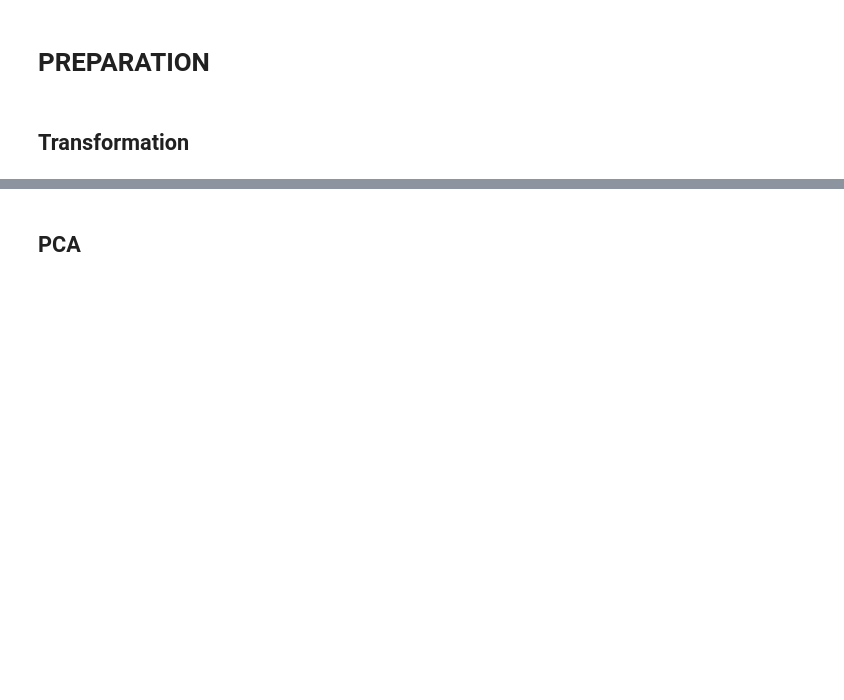
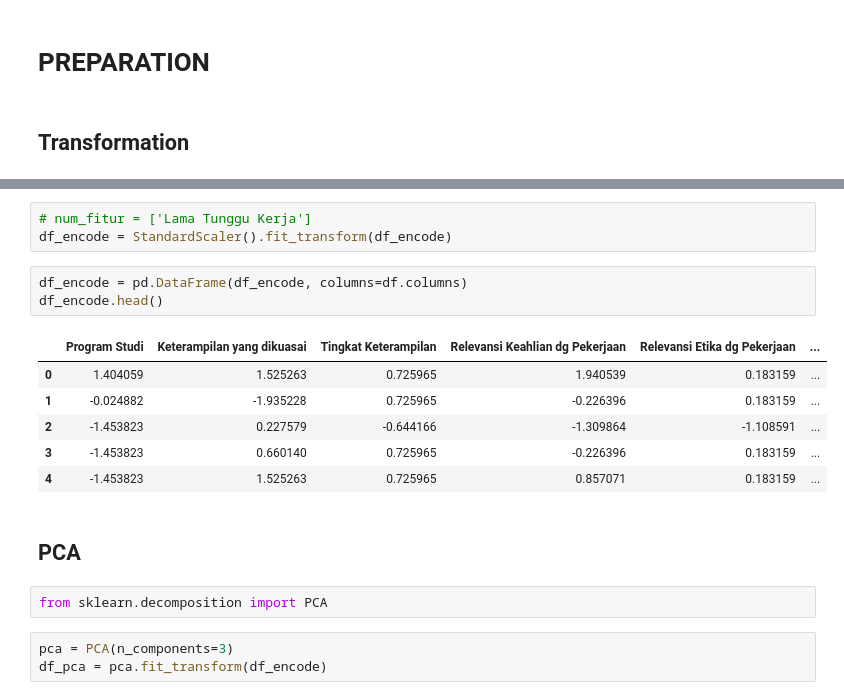
Before and after one commit to firarru/Project-Tracer-Study, a Jupyter notebook: Tracer_Study.ipynb, the cells around one changed output, grey strips where cells are left out. Cells and saved outputs as stored; diff of their text form; blank space fills up the shorter version.

```diff
--- a/Tracer_Study.ipynb
+++ b/Tracer_Study.ipynb
@@ -108,2 +147,20 @@ df.head()
+# %%
+# num_fitur = ['Lama Tunggu Kerja']
+df_encode = StandardScaler().fit_transform(df_encode)
+# %%
+df_encode = pd.DataFrame(df_encode, columns=df.columns)
+df_encode.head()
+# %% [output]
+|  | Program Studi | Keterampilan yang dikuasai | Tingkat Keterampilan | Relevansi Keahlian dg Pekerjaan | Relevansi Etika dg Pekerjaan | ... |
+| 0 | 1.404059 | 1.525263 | 0.725965 | 1.940539 | 0.183159 | ... |
+| 1 | -0.024882 | -1.935228 | 0.725965 | -0.226396 | 0.183159 | ... |
+| 2 | -1.453823 | 0.227579 | -0.644166 | -1.309864 | -1.108591 | ... |
+| 3 | -1.453823 | 0.660140 | 0.725965 | -0.226396 | 0.183159 | ... |
+| 4 | -1.453823 | 1.525263 | 0.725965 | 0.857071 | 0.183159 | ... |
 # %% [markdown]
 ## PCA
+# %%
+from sklearn.decomposition import PCA
+# %%
+pca = PCA(n_components=3)
+df_pca = pca.fit_transform(df_encode)
```
Also changed, not shown: parts of 13 cells of this notebook.
